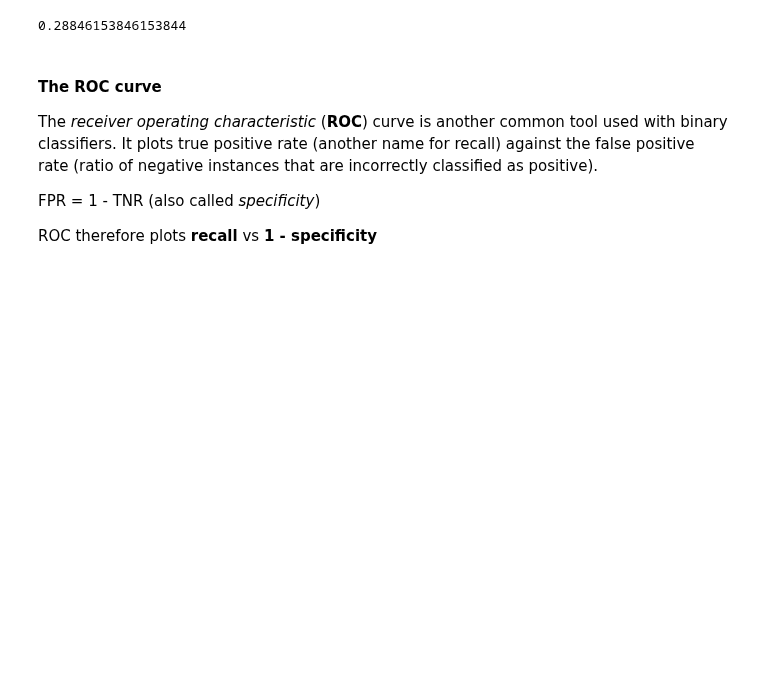
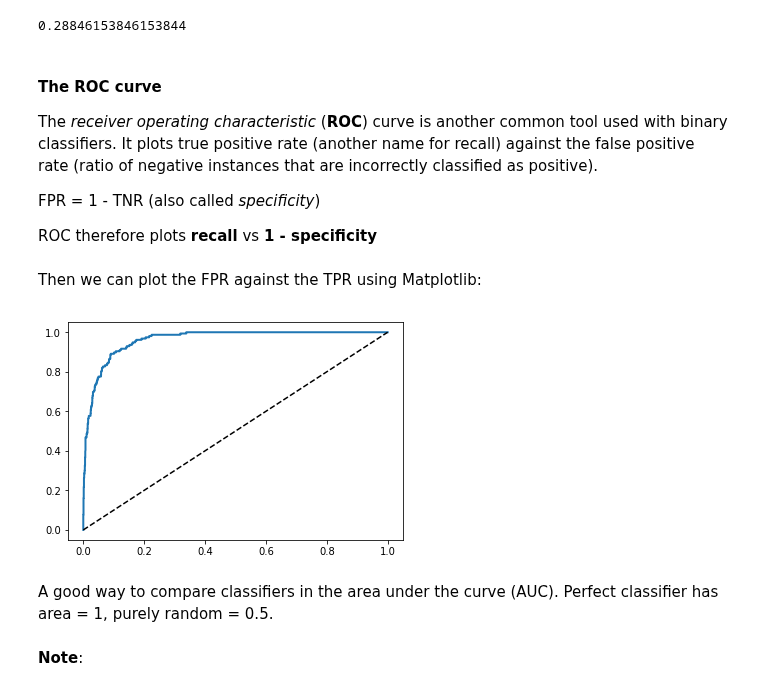
Before and after one commit to giuseppebaldini/ml-scikit-keras-tensorflow, a Jupyter notebook: 03.Classification.ipynb, the cells around one changed output. Cells and saved outputs as stored; diff of their text form; code cells hidden in the pictures; blank space fills up the shorter version.

```diff
--- a/03.Classification.ipynb
+++ b/03.Classification.ipynb
@@ -162,7 +162,7 @@ Note: as many things in life, you can't have it all: increasing precision reduce
 # %% [markdown]
 This tradeoff is a result of our threshold. We cannot set it directly, but we can see the decision scores:
 # %%
-y_scores = cross_val_predict(sgd_clf, X_train, y_train_5, cv = 3, method = "decision_function")
+y_scores = cross_val_predict(sgd_clf, X_train, y_train_1, cv = 3, method = "decision_function")
 # %%
 from sklearn.metrics import precision_recall_curve
 
@@ -208,3 +208,16 @@ ROC therefore plots **recall** vs **1 - specificity**
 from sklearn.metrics import roc_curve
 
 fpr, tpr, thresholds = roc_curve(y_train_1, y_scores)
+# %% [markdown]
+Then we can plot the FPR against the TPR using Matplotlib:
+# %%
+def plot_roc_curve(fpr, tpr, label=None):
+    plt.plot(fpr, tpr, linewidth=2, label=label)
+    plt.plot([0, 1], [0, 1], 'k--') # dashed diagonal
+
+plot_roc_curve(fpr, tpr)
+plt.show()
+# %% [output]
+[figure, added]
+# %% [markdown]
+A good way to compare classifiers in the area under the curve (AUC). Perfect classifier has area = 1, purely random = 0.5.
@@ -210,0 +228,2 @@ fpr, tpr, thresholds = roc_curve(y_train_1, y_scores)
+# %% [markdown]
+**Note**:
```
Also changed, not shown: parts of 7 cells of this notebook.
